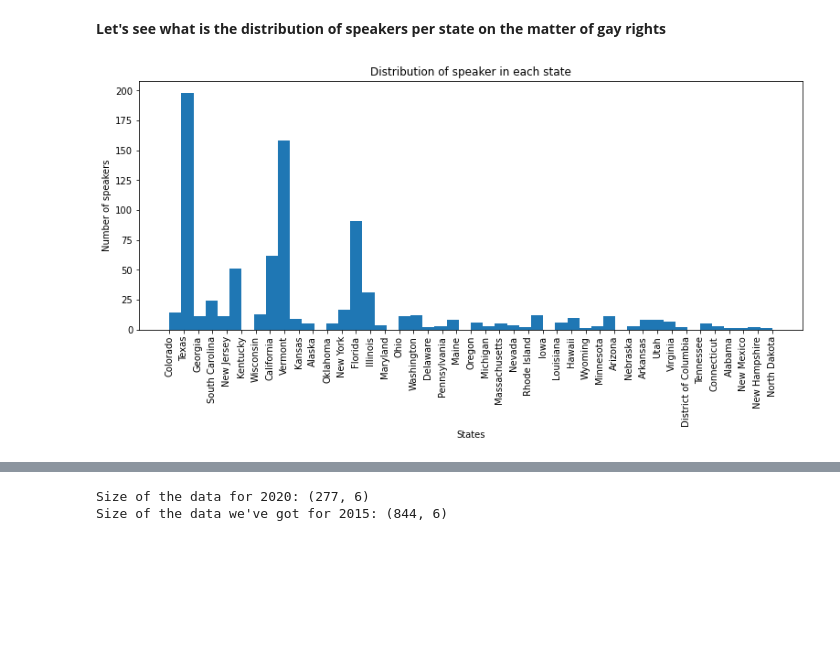
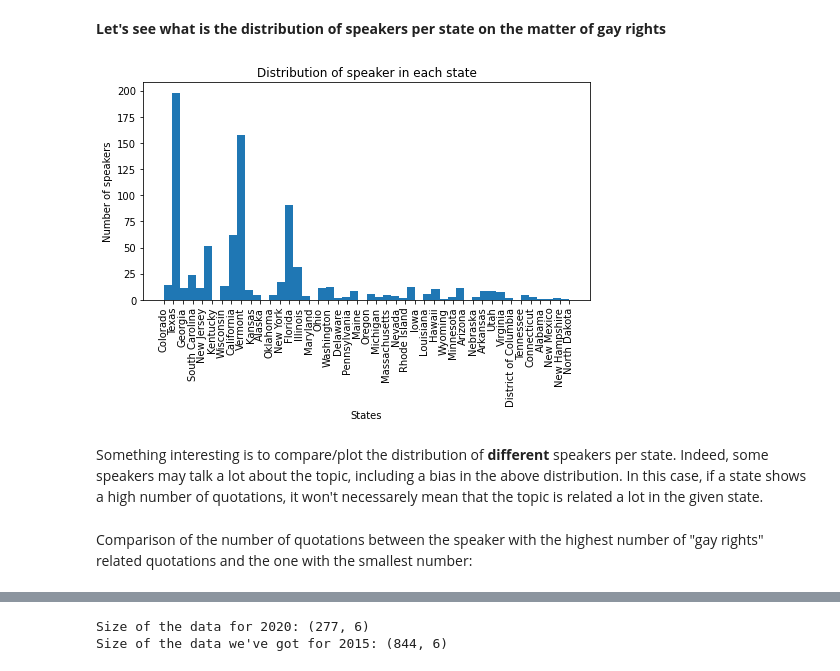
Before and after one commit to epfl-ada/ada-2021-project-ada_group_project, a Jupyter notebook: basic_exploration.ipynb, the cells around one changed output, grey strips where cells are left out. Cells and saved outputs as stored; diff of their text form; code cells hidden in the pictures; blank space fills up the shorter version.

```diff
--- a/basic_exploration.ipynb
+++ b/basic_exploration.ipynb
@@ -122,12 +144,16 @@ Name: state, dtype: int64
 # %% [markdown]
 **Let's see what is the distribution of speakers per state on the matter of gay rights**
 # %%
-plt.figure(figsize=(13,5))
+plt.figure(figsize=(8,4))
 plt.hist(merged.state, bins= 50)
 plt.xlabel('States')
 plt.ylabel('Number of speakers')
 plt.title('Distribution of speaker in each state')
 plt.xticks(rotation = 90)
 plt.show()
 # %% [output]
-[figure, old version]
+[figure, new version]
+# %% [markdown]
+Something interesting is to compare/plot the distribution of **different** speakers per state. Indeed, some speakers may talk a lot about the topic, including a bias in the above distribution. In this case, if a state shows a high number of quotations, it won't necessarely mean that the topic is related a lot in the given state.
+# %% [markdown]
+Comparison of the number of quotations between the speaker with the highest number of "gay rights" related quotations and the one with the smallest number:
```
Also changed, not shown: parts of 17 cells of this notebook.
